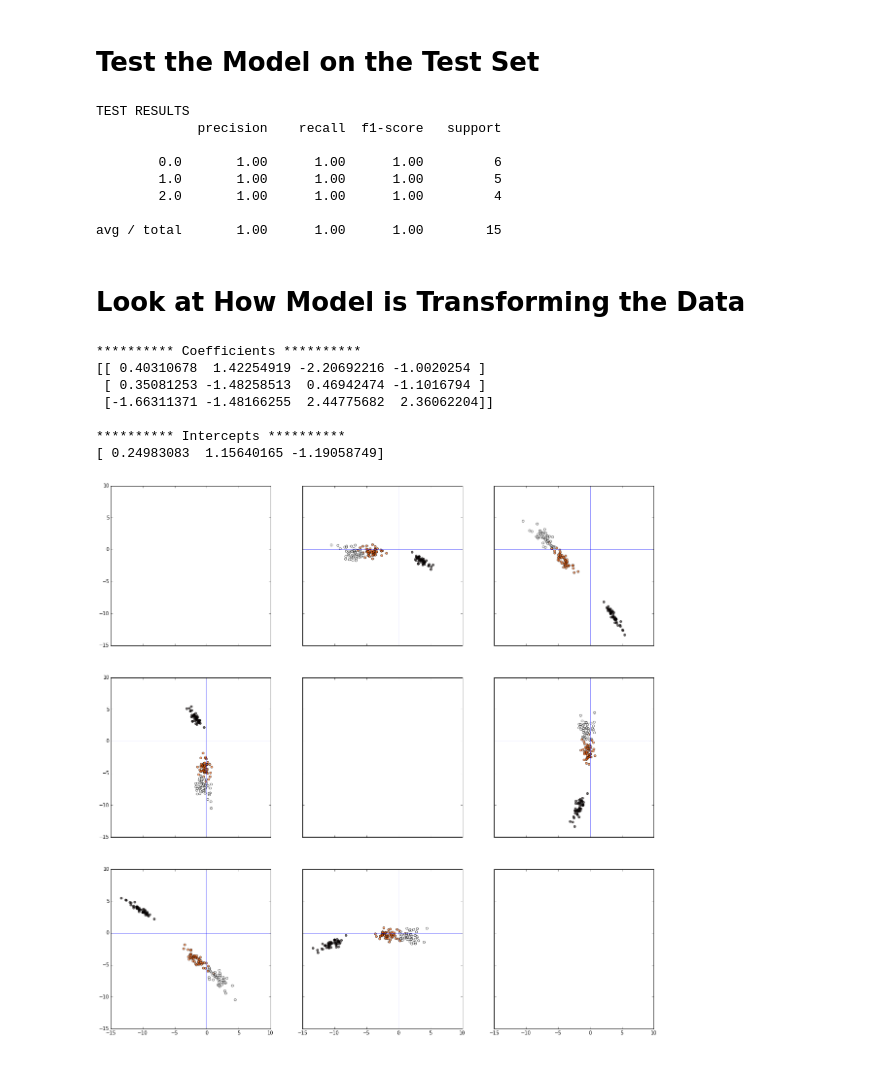
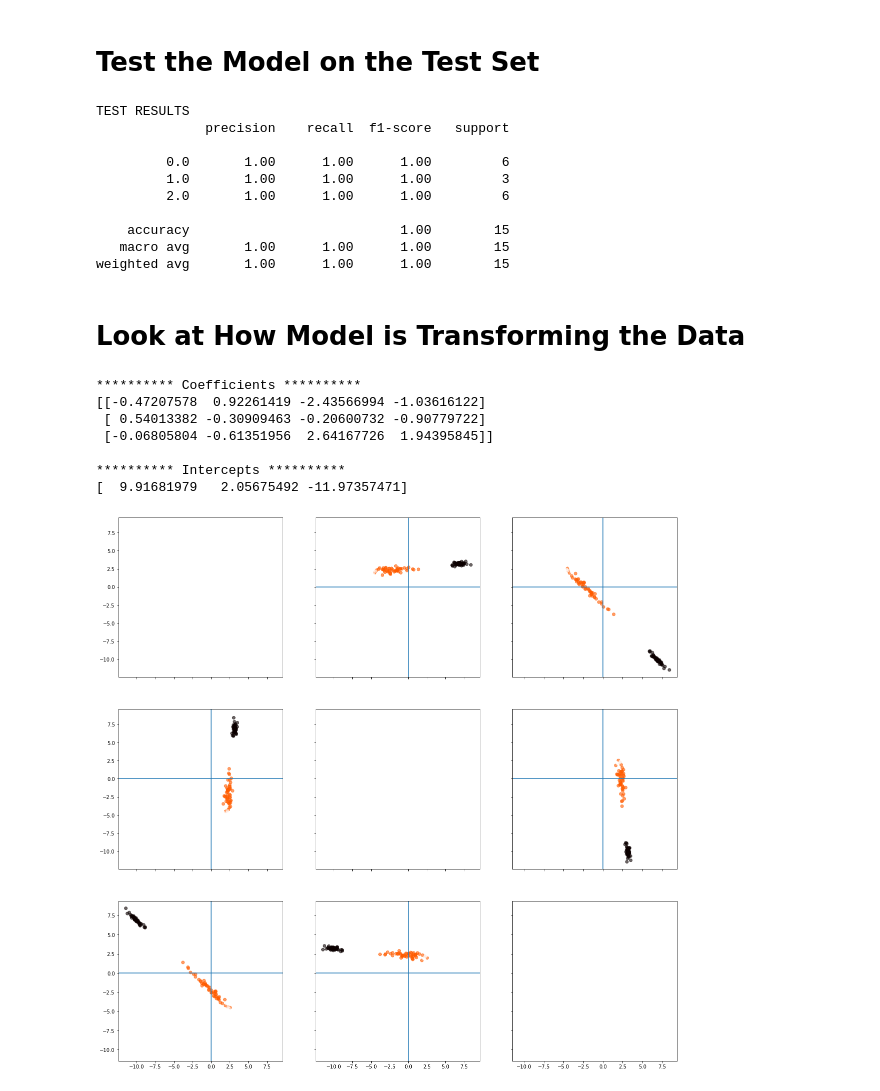
Before and after one commit to ripjar/geek-night-machine-learning, a Jupyter notebook: Iris Classification.ipynb, the cells around one changed output. Saved outputs shown, nothing was run; the diff lists cells and outputs as text; code cells hidden in the pictures.

```diff
--- a/Iris Classification.ipynb
+++ b/Iris Classification.ipynb
@@ -36,8 +36,8 @@ f.set_size_inches(20,20)
 data_transpose = iris['data'].T
 
 #Plot every pair of axes against each other (twice...!)
-for i in xrange(4):
-    for j in xrange(4):
+for i in range(4):
+    for j in range(4):
         if i != j:
             axes[i][j].scatter(data_transpose[i], data_transpose[j], c=iris['target'], alpha=0.6, cmap=pyplot.cm.get_cmap(name='hot'), label='Generated Data')
         if i == 3:
@@ -98,52 +100,54 @@ avg / total       0.97      0.96      0.96       135
 # %% [markdown]
 <h1>Test the Model on the Test Set</h1>
 # %%
-print 'TEST RESULTS'
-print classification_report(y_test, model.predict(x_test))
+print('TEST RESULTS')
+print(classification_report(y_test, model.predict(x_test)))
 # %% [output]
 TEST RESULTS
-             precision    recall  f1-score   support
+              precision    recall  f1-score   support
 
-        0.0       1.00      1.00      1.00         6
-        1.0       1.00      1.00      1.00         5
-        2.0       1.00      1.00      1.00         4
+         0.0       1.00      1.00      1.00         6
+         1.0       1.00      1.00      1.00         3
+         2.0       1.00      1.00      1.00         6
 
-avg / total       1.00      1.00      1.00        15
+    accuracy                           1.00        15
+   macro avg       1.00      1.00      1.00        15
+weighted avg       1.00      1.00      1.00        15
 # %% [markdown]
 <h1>Look at How Model is Transforming the Data</h1>
 # %%
-print '*'*10, 'Coefficients', '*'*10
-print model.coef_
-print
-print '*'*10, 'Intercepts', '*'*10
-print model.intercept_
+print('*'*10, 'Coefficients', '*'*10)
+print(model.coef_)
+print()
+print('*'*10, 'Intercepts', '*'*10)
+print(model.intercept_)
 
 mapped_values = [0,0,0]
 #Skew the data using these linear functions
-for i in xrange(3):
+for i in range(3):
     mapped_values[i] = np.sum(model.coef_[i]*x, axis=1) + model.intercept_[i]
 # %% [output]
 ********** Coefficients **********
-[[ 0.40310678  1.42254919 -2.20692216 -1.0020254 ]
- [ 0.35081253 -1.48258513  0.46942474 -1.1016794 ]
- [-1.66311371 -1.48166255  2.44775682  2.36062204]]
+[[-0.47207578  0.92261419 -2.43566994 -1.03616122]
+ [ 0.54013382 -0.30909463 -0.20600732 -0.90779722]
+ [-0.06805804 -0.61351956  2.64167726  1.94395845]]
 
 ********** Intercepts **********
-[ 0.24983083  1.15640165 -1.19058749]
+[  9.91681979   2.05675492 -11.97357471]
 # %%
 import matplotlib.pyplot as pyplot
 %matplotlib inline
 f, axes = pyplot.subplots(3, 3, sharex='col', sharey='row')
 f.set_size_inches(20,20)
 data_transpose = iris['data'].T
 
 #Plot every pair of output functions against each other (twice)
-for i in xrange(3):
-    for j in xrange(3):
+for i in range(3):
+    for j in range(3):
 
         if i != j:
             axes[i][j].axhline(y=0)
             axes[i][j].axvline(x=0)
             axes[i][j].scatter(mapped_values[i], mapped_values[j], c=y, alpha=0.6, cmap=pyplot.cm.get_cmap(name='hot'), label='Generated Data')
 # %% [output]
-[figure, old version]
+[figure, new version]
```
Also changed, not shown: parts of 4 cells of this notebook, 3 other files.
